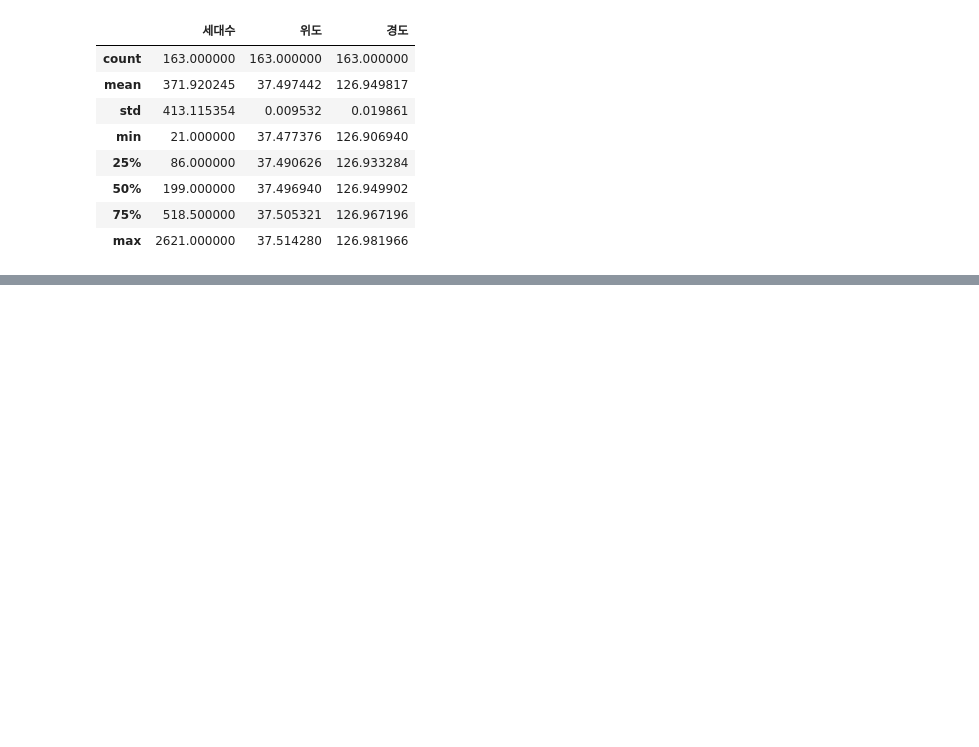
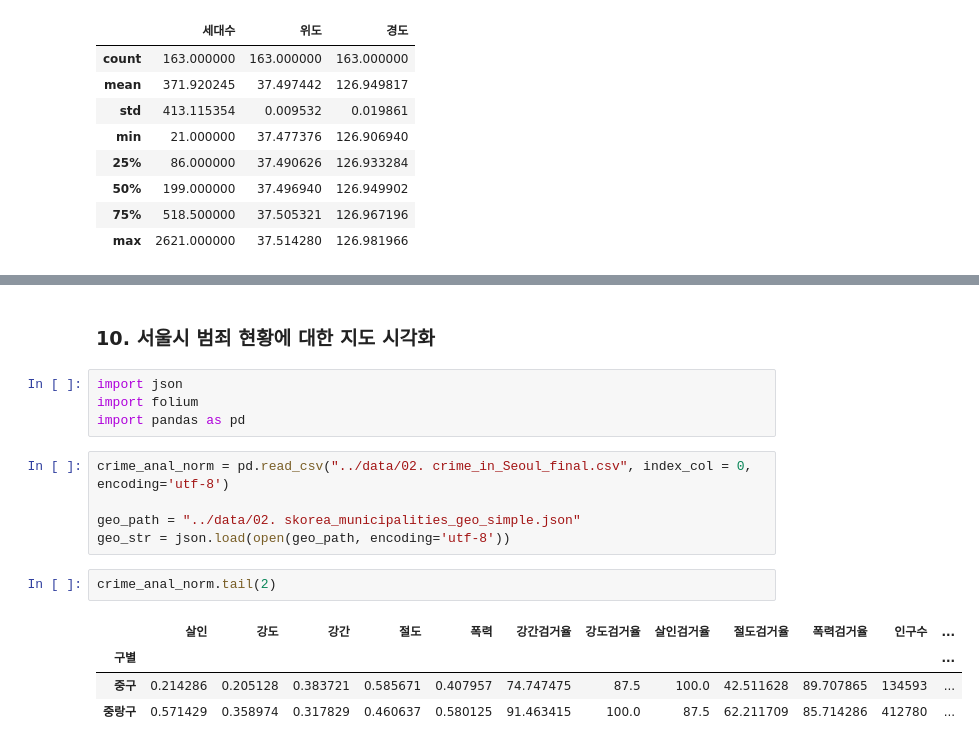
Before and after one commit to offpython/EDA, a Jupyter notebook: 02. Analysis Seoul Crime.ipynb, the cells around one changed output, grey strips where cells are left out. Cells and saved outputs as stored; diff of their text form; blank space fills up the shorter version.

```diff
--- a/02. Analysis Seoul Crime.ipynb
+++ b/02. Analysis Seoul Crime.ipynb
@@ -2102,3 +2102,21 @@ for idx, rows in df.iterrows():
 m
 # %% [output]
 [interactive output not drawn]
+# %% [markdown]
+### 10. 서울시 범죄 현황에 대한 지도 시각화
+# %%
+import json
+import folium
+import pandas as pd
+# %%
+crime_anal_norm = pd.read_csv("../data/02. crime_in_Seoul_final.csv", index_col = 0, encoding='utf-8')
+
+geo_path = "../data/02. skorea_municipalities_geo_simple.json"
+geo_str = json.load(open(geo_path, encoding='utf-8'))
+# %%
+crime_anal_norm.tail(2)
+# %% [output]
+|  | 살인 | 강도 | 강간 | 절도 | 폭력 | 강간검거율 | 강도검거율 | 살인검거율 | 절도검거율 | 폭력검거율 | 인구수 | ... |
+| 구별 |  |  |  |  |  |  |  |  |  |  |  | ... |
+| 중구 | 0.214286 | 0.205128 | 0.383721 | 0.585671 | 0.407957 | 74.747475 | 87.5 | 100.0 | 42.511628 | 89.707865 | 134593 | ... |
+| 중랑구 | 0.571429 | 0.358974 | 0.317829 | 0.460637 | 0.580125 | 91.463415 | 100.0 | 87.5 | 62.211709 | 85.714286 | 412780 | ... |
```
Also changed, not shown: parts of 22 cells of this notebook.
